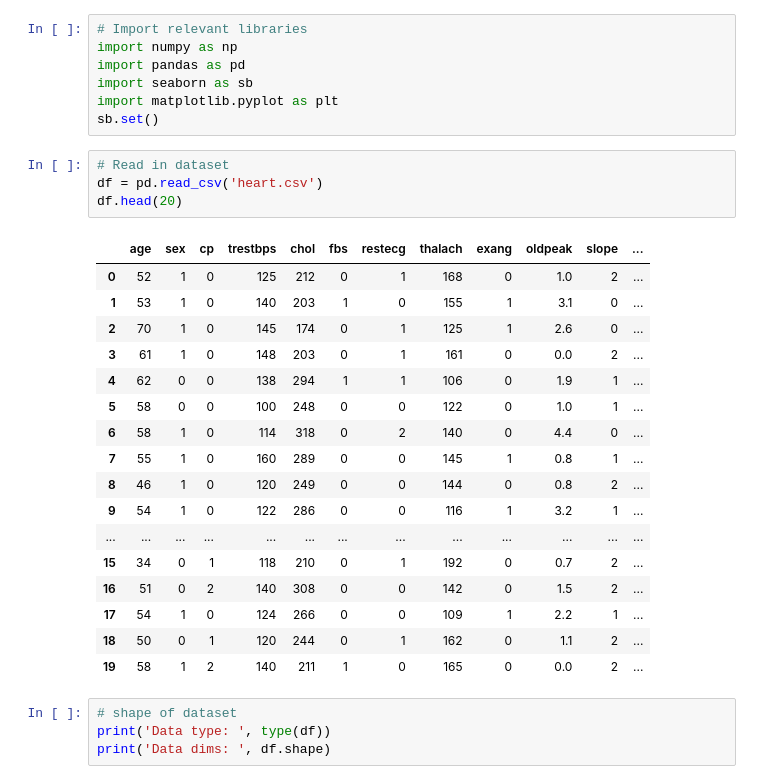
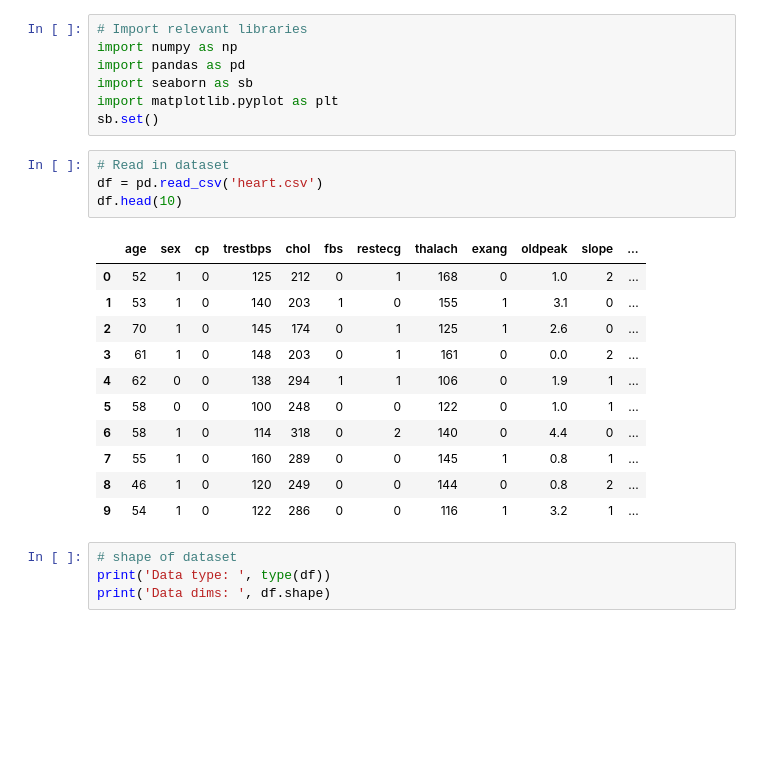
Before and after one commit to jeeem-bit/Heart-Disease-Prediction, a Jupyter notebook: Group8_MiniProject.ipynb, the cells around one changed output. Saved outputs shown, nothing was run; the diff lists cells and outputs as text; blank space fills up the shorter version.

```diff
--- a/Group8_MiniProject.ipynb
+++ b/Group8_MiniProject.ipynb
@@ -8,25 +8,19 @@ sb.set()
 # %%
 # Read in dataset
 df = pd.read_csv('heart.csv')
-df.head(20)
+df.head(10)
 # %% [output]
 |  | age | sex | cp | trestbps | chol | fbs | restecg | thalach | exang | oldpeak | slope | ... |
 | 0 | 52 | 1 | 0 | 125 | 212 | 0 | 1 | 168 | 0 | 1.0 | 2 | ... |
 | 1 | 53 | 1 | 0 | 140 | 203 | 1 | 0 | 155 | 1 | 3.1 | 0 | ... |
 | 2 | 70 | 1 | 0 | 145 | 174 | 0 | 1 | 125 | 1 | 2.6 | 0 | ... |
 | 3 | 61 | 1 | 0 | 148 | 203 | 0 | 1 | 161 | 0 | 0.0 | 2 | ... |
 | 4 | 62 | 0 | 0 | 138 | 294 | 1 | 1 | 106 | 0 | 1.9 | 1 | ... |
 | 5 | 58 | 0 | 0 | 100 | 248 | 0 | 0 | 122 | 0 | 1.0 | 1 | ... |
 | 6 | 58 | 1 | 0 | 114 | 318 | 0 | 2 | 140 | 0 | 4.4 | 0 | ... |
 | 7 | 55 | 1 | 0 | 160 | 289 | 0 | 0 | 145 | 1 | 0.8 | 1 | ... |
 | 8 | 46 | 1 | 0 | 120 | 249 | 0 | 0 | 144 | 0 | 0.8 | 2 | ... |
 | 9 | 54 | 1 | 0 | 122 | 286 | 0 | 0 | 116 | 1 | 3.2 | 1 | ... |
-| ... | ... | ... | ... | ... | ... | ... | ... | ... | ... | ... | ... | ... |
-| 15 | 34 | 0 | 1 | 118 | 210 | 0 | 1 | 192 | 0 | 0.7 | 2 | ... |
-| 16 | 51 | 0 | 2 | 140 | 308 | 0 | 0 | 142 | 0 | 1.5 | 2 | ... |
-| 17 | 54 | 1 | 0 | 124 | 266 | 0 | 0 | 109 | 1 | 2.2 | 1 | ... |
-| 18 | 50 | 0 | 1 | 120 | 244 | 0 | 1 | 162 | 0 | 1.1 | 2 | ... |
-| 19 | 58 | 1 | 2 | 140 | 211 | 1 | 0 | 165 | 0 | 0.0 | 2 | ... |
 # %%
 # shape of dataset
 print('Data type: ', type(df))
```
Also changed, not shown: parts of 64 cells of this notebook.
